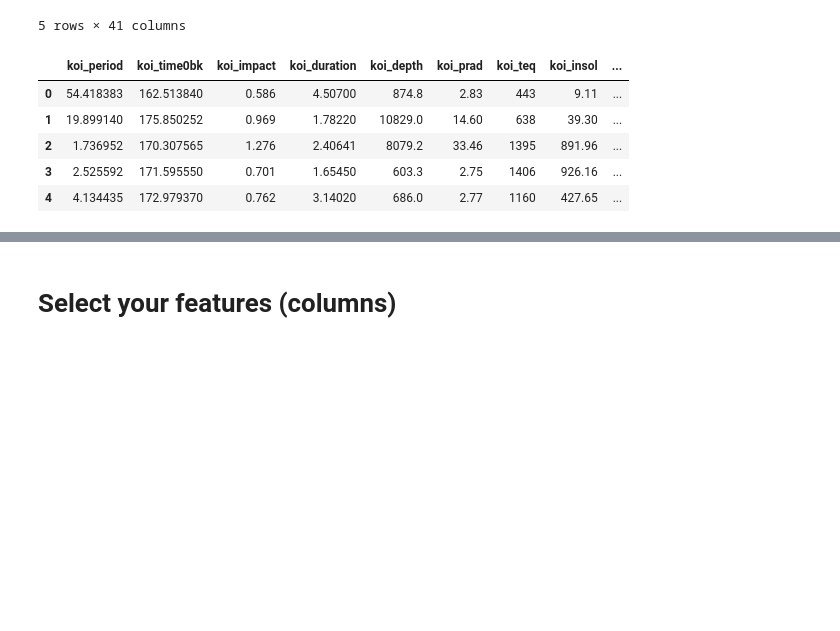
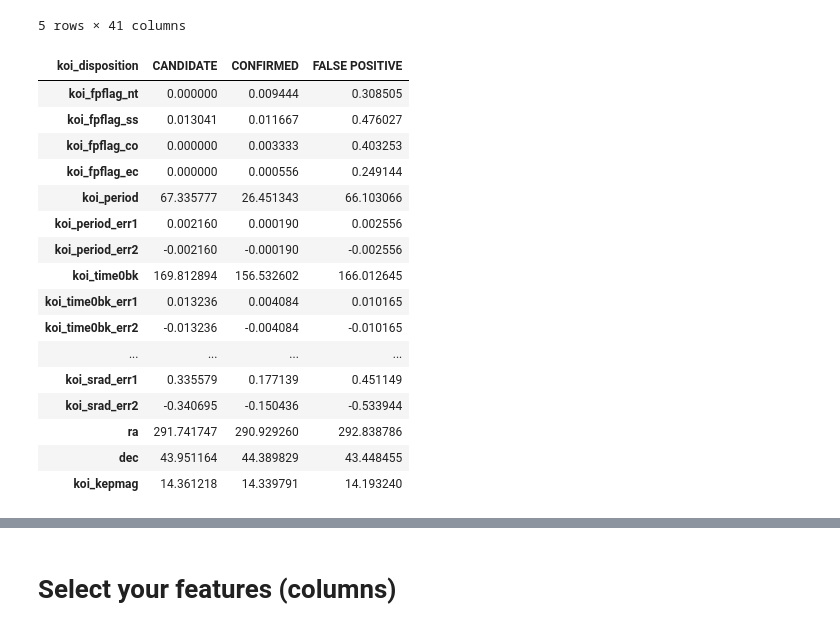
Before and after one commit to chrisholt0222/machine-learning-challenge, a Jupyter notebook: model_1.ipynb, the cells around one changed output, grey strips where cells are left out. Drawn from its saved outputs; the diff is of its cells as text; code cells hidden in the pictures; blank space fills up the shorter version.

```diff
--- a/model_1.ipynb
+++ b/model_1.ipynb
@@ -30,12 +28,23 @@ df.head()
-# %%
-testing = df[["koi_period", "koi_time0bk", "koi_impact", "koi_duration", "koi_depth",
-                        "koi_prad", "koi_teq", "koi_insol", "koi_model_snr", "koi_tce_plnt_num",
-                        "koi_steff", "koi_slogg", "koi_srad", "ra", "dec", "koi_kepmag"]]
-testing.head()
-# %% [output]
-|  | koi_period | koi_time0bk | koi_impact | koi_duration | koi_depth | koi_prad | koi_teq | koi_insol | ... |
-| 0 | 54.418383 | 162.513840 | 0.586 | 4.50700 | 874.8 | 2.83 | 443 | 9.11 | ... |
-| 1 | 19.899140 | 175.850252 | 0.969 | 1.78220 | 10829.0 | 14.60 | 638 | 39.30 | ... |
-| 2 | 1.736952 | 170.307565 | 1.276 | 2.40641 | 8079.2 | 33.46 | 1395 | 891.96 | ... |
-| 3 | 2.525592 | 171.595550 | 0.701 | 1.65450 | 603.3 | 2.75 | 1406 | 926.16 | ... |
-| 4 | 4.134435 | 172.979370 | 0.762 | 3.14020 | 686.0 | 2.77 | 1160 | 427.65 | ... |
+# %%
+#df.info()
+test1 = df.copy()
+test2 = test1.groupby("koi_disposition")
+test2.mean().T
+# %% [output]
+| koi_disposition | CANDIDATE | CONFIRMED | FALSE POSITIVE |
+| koi_fpflag_nt | 0.000000 | 0.009444 | 0.308505 |
+| koi_fpflag_ss | 0.013041 | 0.011667 | 0.476027 |
+| koi_fpflag_co | 0.000000 | 0.003333 | 0.403253 |
+| koi_fpflag_ec | 0.000000 | 0.000556 | 0.249144 |
+| koi_period | 67.335777 | 26.451343 | 66.103066 |
+| koi_period_err1 | 0.002160 | 0.000190 | 0.002556 |
+| koi_period_err2 | -0.002160 | -0.000190 | -0.002556 |
+| koi_time0bk | 169.812894 | 156.532602 | 166.012645 |
+| koi_time0bk_err1 | 0.013236 | 0.004084 | 0.010165 |
+| koi_time0bk_err2 | -0.013236 | -0.004084 | -0.010165 |
+| ... | ... | ... | ... |
+| koi_srad_err1 | 0.335579 | 0.177139 | 0.451149 |
+| koi_srad_err2 | -0.340695 | -0.150436 | -0.533944 |
+| ra | 291.741747 | 290.929260 | 292.838786 |
+| dec | 43.951164 | 44.389829 | 43.448455 |
+| koi_kepmag | 14.361218 | 14.339791 | 14.193240 |
```
Also changed, not shown: parts of 12 cells of this notebook, 4 other files.
